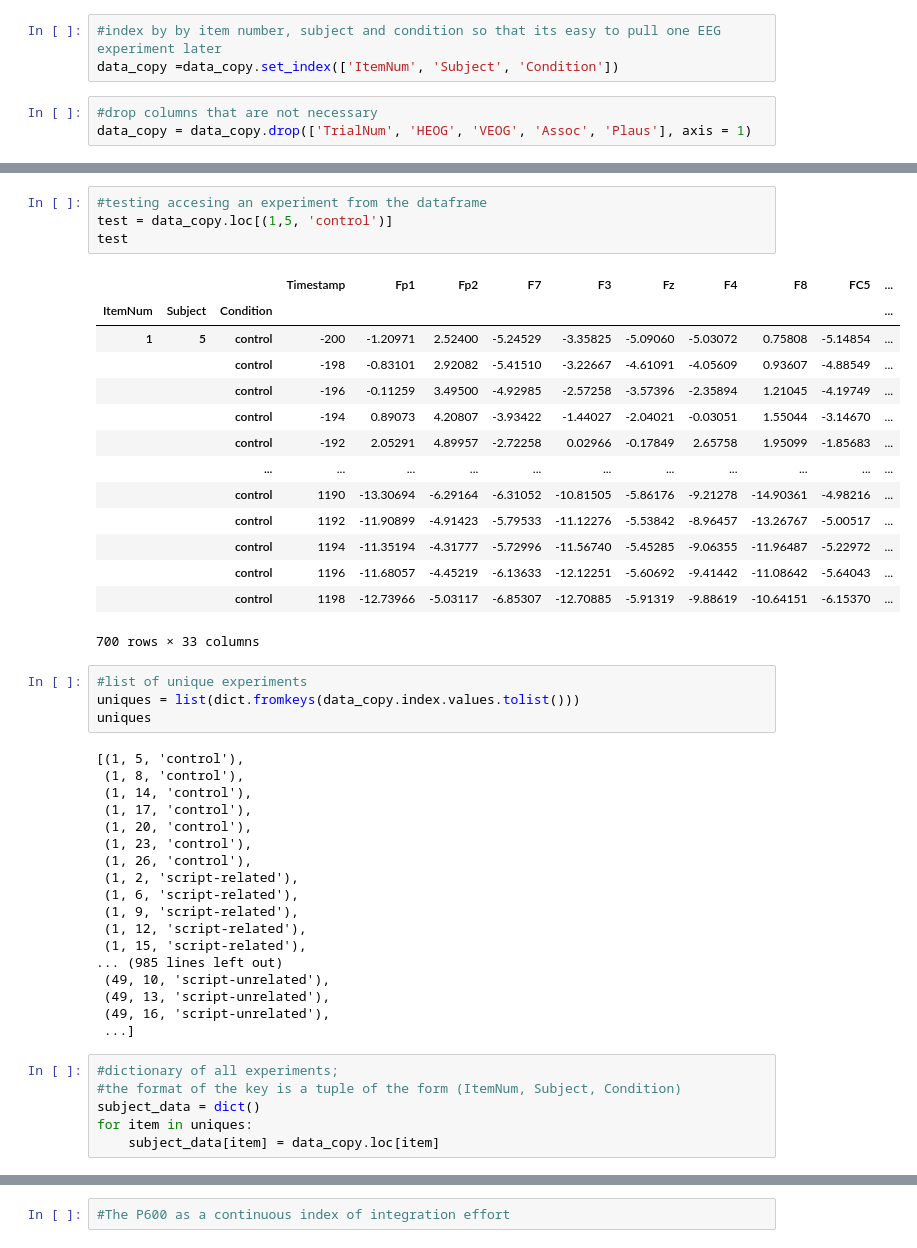
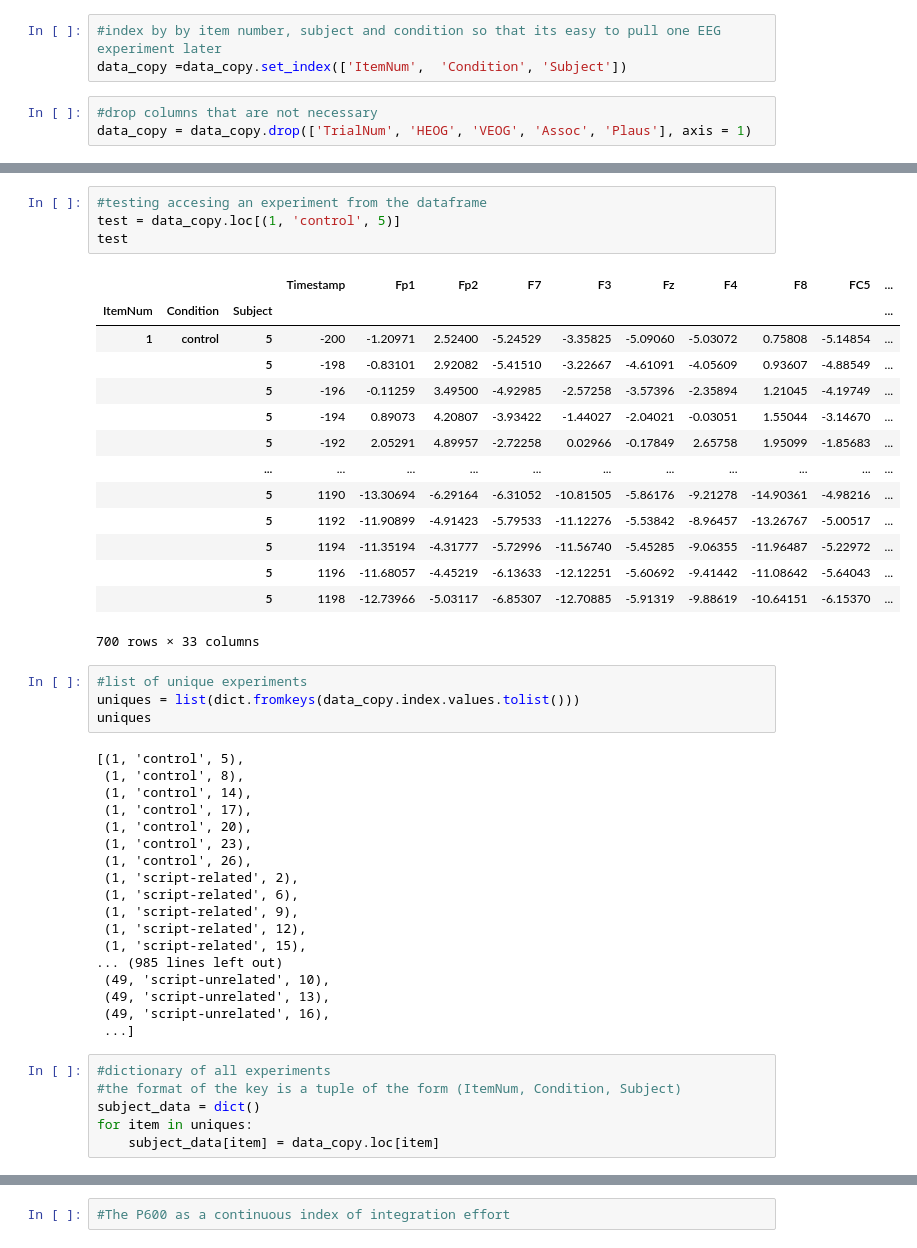
Before and after one commit to cristianionescu7/ERP_group3, a Jupyter notebook: main.ipynb, the cells around one changed output, grey strips where cells are left out. Saved outputs shown, nothing was run; the diff lists cells and outputs as text.

```diff
--- a/main.ipynb
+++ b/main.ipynb
@@ -62,7 +76,7 @@ data_copy
 1293600 rows × 41 columns
 # %%
 #index by by item number, subject and condition so that its easy to pull one EEG experiment later
-data_copy =data_copy.set_index(['ItemNum', 'Subject', 'Condition'])
+data_copy =data_copy.set_index(['ItemNum',  'Condition', 'Subject'])
 # %%
 #drop columns that are not necessary
 data_copy = data_copy.drop(['TrialNum', 'HEOG', 'VEOG', 'Assoc', 'Plaus'], axis = 1)
@@ -85,48 +99,48 @@ data_copy
 1293600 rows × 33 columns
 # %%
 #testing accesing an experiment from the dataframe
-test = data_copy.loc[(1,5, 'control')]
+test = data_copy.loc[(1, 'control', 5)]
 test
 # %% [output]
 |  |  |  | Timestamp | Fp1 | Fp2 | F7 | F3 | Fz | F4 | F8 | FC5 | ... |
-| ItemNum | Subject | Condition |  |  |  |  |  |  |  |  |  | ... |
-| 1 | 5 | control | -200 | -1.20971 | 2.52400 | -5.24529 | -3.35825 | -5.09060 | -5.03072 | 0.75808 | -5.14854 | ... |
-|  |  | control | -198 | -0.83101 | 2.92082 | -5.41510 | -3.22667 | -4.61091 | -4.05609 | 0.93607 | -4.88549 | ... |
-|  |  | control | -196 | -0.11259 | 3.49500 | -4.92985 | -2.57258 | -3.57396 | -2.35894 | 1.21045 | -4.19749 | ... |
-|  |  | control | -194 | 0.89073 | 4.20807 | -3.93422 | -1.44027 | -2.04021 | -0.03051 | 1.55044 | -3.14670 | ... |
-|  |  | control | -192 | 2.05291 | 4.89957 | -2.72258 | 0.02966 | -0.17849 | 2.65758 | 1.95099 | -1.85683 | ... |
+| ItemNum | Condition | Subject |  |  |  |  |  |  |  |  |  | ... |
+| 1 | control | 5 | -200 | -1.20971 | 2.52400 | -5.24529 | -3.35825 | -5.09060 | -5.03072 | 0.75808 | -5.14854 | ... |
+|  |  | 5 | -198 | -0.83101 | 2.92082 | -5.41510 | -3.22667 | -4.61091 | -4.05609 | 0.93607 | -4.88549 | ... |
+|  |  | 5 | -196 | -0.11259 | 3.49500 | -4.92985 | -2.57258 | -3.57396 | -2.35894 | 1.21045 | -4.19749 | ... |
+|  |  | 5 | -194 | 0.89073 | 4.20807 | -3.93422 | -1.44027 | -2.04021 | -0.03051 | 1.55044 | -3.14670 | ... |
+|  |  | 5 | -192 | 2.05291 | 4.89957 | -2.72258 | 0.02966 | -0.17849 | 2.65758 | 1.95099 | -1.85683 | ... |
 |  |  | ... | ... | ... | ... | ... | ... | ... | ... | ... | ... | ... |
-|  |  | control | 1190 | -13.30694 | -6.29164 | -6.31052 | -10.81505 | -5.86176 | -9.21278 | -14.90361 | -4.98216 | ... |
-|  |  | control | 1192 | -11.90899 | -4.91423 | -5.79533 | -11.12276 | -5.53842 | -8.96457 | -13.26767 | -5.00517 | ... |
-|  |  | control | 1194 | -11.35194 | -4.31777 | -5.72996 | -11.56740 | -5.45285 | -9.06355 | -11.96487 | -5.22972 | ... |
-|  |  | control | 1196 | -11.68057 | -4.45219 | -6.13633 | -12.12251 | -5.60692 | -9.41442 | -11.08642 | -5.64043 | ... |
-|  |  | control | 1198 | -12.73966 | -5.03117 | -6.85307 | -12.70885 | -5.91319 | -9.88619 | -10.64151 | -6.15370 | ... |
+|  |  | 5 | 1190 | -13.30694 | -6.29164 | -6.31052 | -10.81505 | -5.86176 | -9.21278 | -14.90361 | -4.98216 | ... |
+|  |  | 5 | 1192 | -11.90899 | -4.91423 | -5.79533 | -11.12276 | -5.53842 | -8.96457 | -13.26767 | -5.00517 | ... |
+|  |  | 5 | 1194 | -11.35194 | -4.31777 | -5.72996 | -11.56740 | -5.45285 | -9.06355 | -11.96487 | -5.22972 | ... |
+|  |  | 5 | 1196 | -11.68057 | -4.45219 | -6.13633 | -12.12251 | -5.60692 | -9.41442 | -11.08642 | -5.64043 | ... |
+|  |  | 5 | 1198 | -12.73966 | -5.03117 | -6.85307 | -12.70885 | -5.91319 | -9.88619 | -10.64151 | -6.15370 | ... |
 700 rows × 33 columns
 # %%
 #list of unique experiments
 uniques = list(dict.fromkeys(data_copy.index.values.tolist()))
 uniques
 # %% [output]
-[(1, 5, 'control'),
- (1, 8, 'control'),
- (1, 14, 'control'),
- (1, 17, 'control'),
- (1, 20, 'control'),
- (1, 23, 'control'),
- (1, 26, 'control'),
- (1, 2, 'script-related'),
- (1, 6, 'script-related'),
- (1, 9, 'script-related'),
- (1, 12, 'script-related'),
- (1, 15, 'script-related'),
+[(1, 'control', 5),
+ (1, 'control', 8),
+ (1, 'control', 14),
+ (1, 'control', 17),
+ (1, 'control', 20),
+ (1, 'control', 23),
+ (1, 'control', 26),
+ (1, 'script-related', 2),
+ (1, 'script-related', 6),
+ (1, 'script-related', 9),
+ (1, 'script-related', 12),
+ (1, 'script-related', 15),
 ... (985 lines left out)
- (49, 10, 'script-unrelated'),
- (49, 13, 'script-unrelated'),
- (49, 16, 'script-unrelated'),
+ (49, 'script-unrelated', 10),
+ (49, 'script-unrelated', 13),
+ (49, 'script-unrelated', 16),
  ...]
 # %%
-#dictionary of all experiments;
-#the format of the key is a tuple of the form (ItemNum, Subject, Condition)
+#dictionary of all experiments
+#the format of the key is a tuple of the form (ItemNum, Condition, Subject)
 subject_data = dict()
 for item in uniques:
     subject_data[item] = data_copy.loc[item]
```
Also changed, not shown: parts of 24 cells of this notebook.
